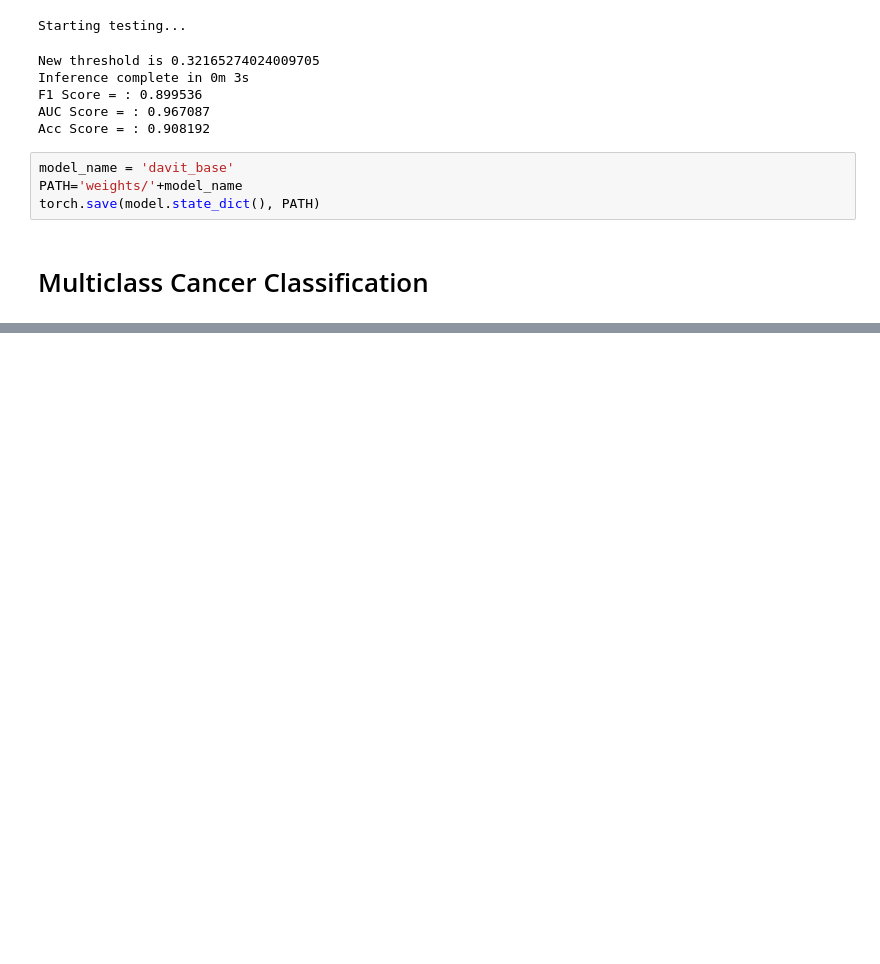
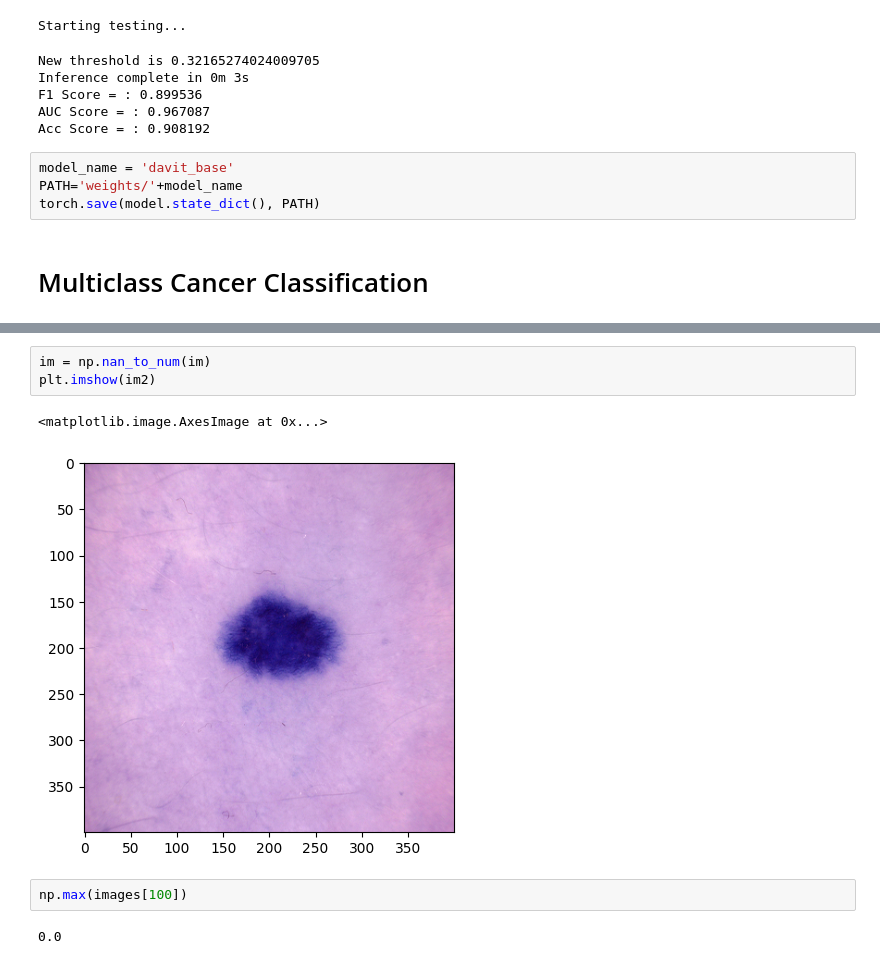
Before and after one commit to mberghouse/SkinScanner, a Jupyter notebook: src/initial_preprocessing_and_training.ipynb, the cells around one changed output, grey strips where cells are left out. Cells and saved outputs as stored; diff of their text form; blank space fills up the shorter version.

```diff
--- a/src/initial_preprocessing_and_training.ipynb
+++ b/src/initial_preprocessing_and_training.ipynb
@@ -467,0 +708,10 @@ class CustomDataset(Dataset):
+# %%
+im = np.nan_to_num(im)
+plt.imshow(im2)
+# %% [output]
+<matplotlib.image.AxesImage at 0x...>
+[figure, added]
+# %%
+np.max(images[100])
+# %% [output]
+0.0
```
Also changed, not shown: parts of 22 cells of this notebook, 22 other files.
